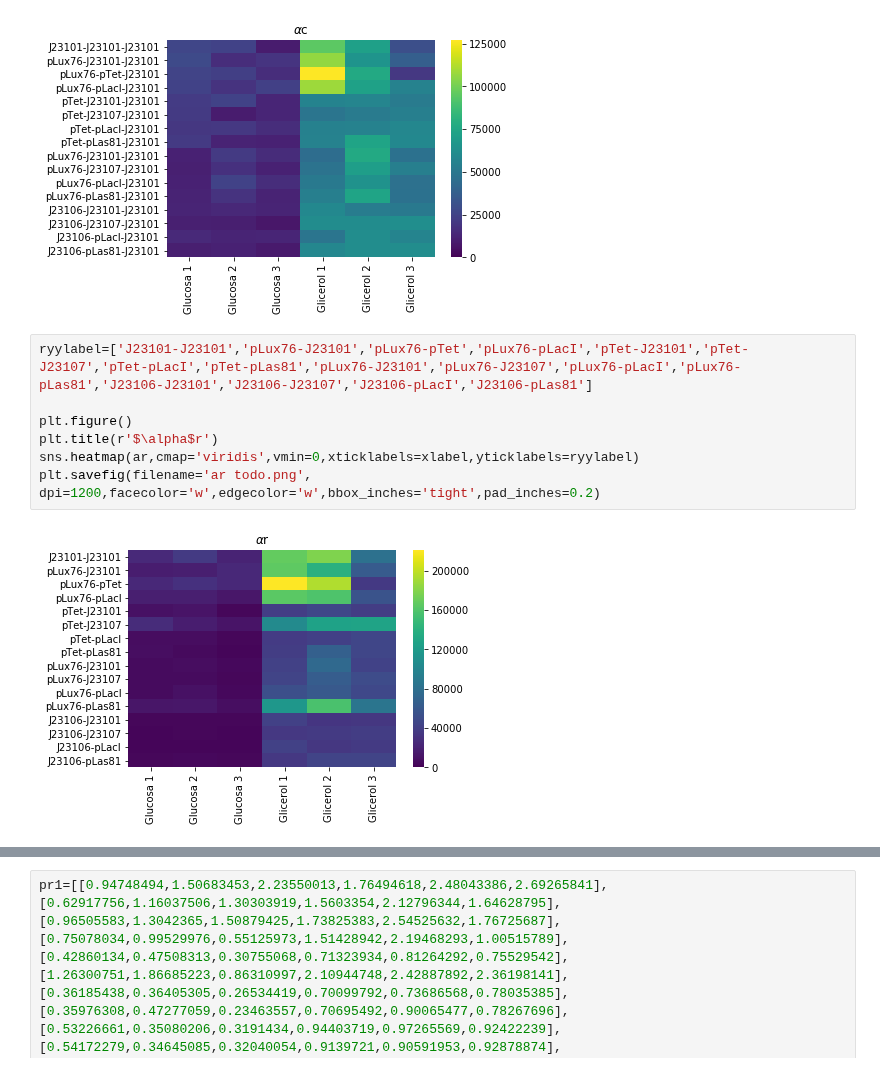
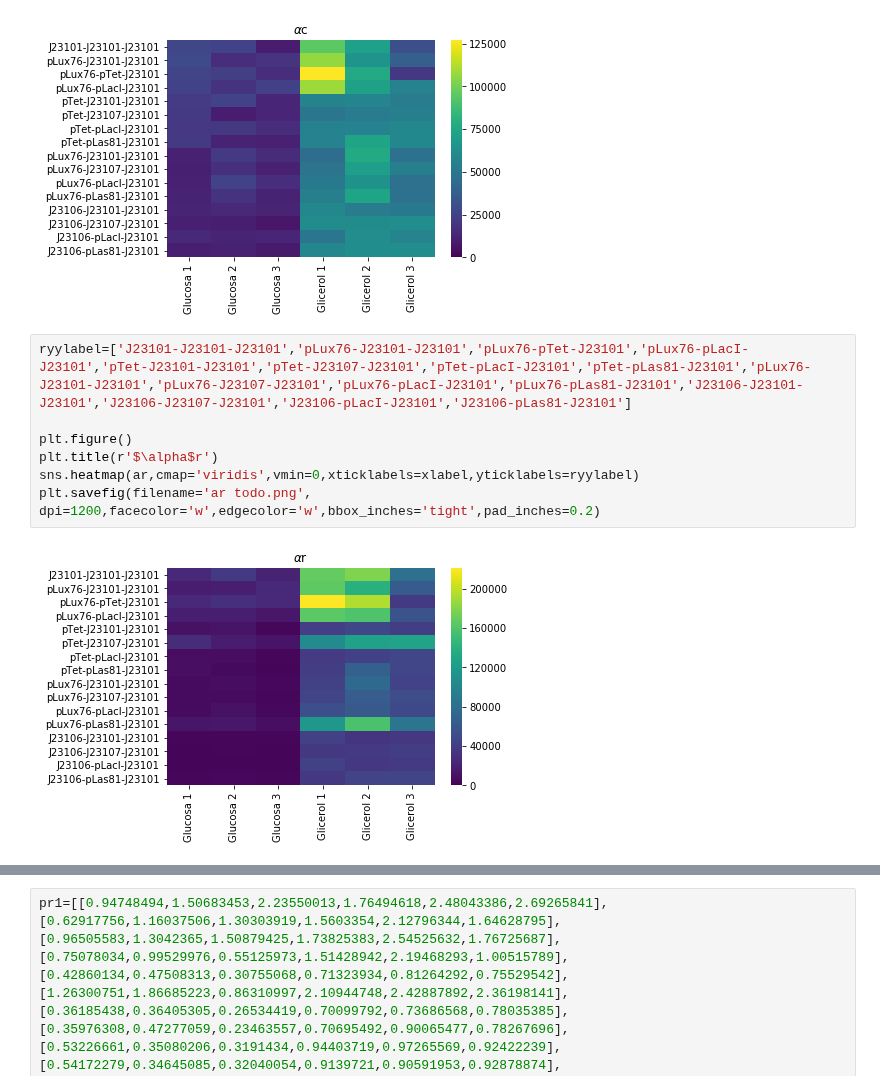
Before and after one commit to macams/Biosensores, a Jupyter notebook: Análisis/HM y anovas todo/HM y ANOVAS todo.ipynb, the cells around one changed output, grey strips where cells are left out. Saved outputs shown, nothing was run; the diff lists cells and outputs as text.

```diff
--- a/Análisis/HM y anovas todo/HM y ANOVAS todo.ipynb
+++ b/Análisis/HM y anovas todo/HM y ANOVAS todo.ipynb
@@ -111,14 +111,14 @@ plt.savefig(filename='ac todo.png', dpi=1200,facecolor='w',edgecolor='w',bbox_in
 # %% [output]
 [figure]
 # %%
-ryylabel=['J23101-J23101','pLux76-J23101','pLux76-pTet','pLux76-pLacI','pTet-J23101','pTet-J23107','pTet-pLacI','pTet-pLas81','pLux76-J23101','pLux76-J23107','pLux76-pLacI','pLux76-pLas81','J23106-J23101','J23106-J23107','J23106-pLacI','J23106-pLas81']
+ryylabel=['J23101-J23101-J23101','pLux76-J23101-J23101','pLux76-pTet-J23101','pLux76-pLacI-J23101','pTet-J23101-J23101','pTet-J23107-J23101','pTet-pLacI-J23101','pTet-pLas81-J23101','pLux76-J23101-J23101','pLux76-J23107-J23101','pLux76-pLacI-J23101','pLux76-pLas81-J23101','J23106-J23101-J23101','J23106-J23107-J23101','J23106-pLacI-J23101','J23106-pLas81-J23101']
 
 plt.figure()
 plt.title(r'$\alpha$r')
 sns.heatmap(ar,cmap='viridis',vmin=0,xticklabels=xlabel,yticklabels=ryylabel)
 plt.savefig(filename='ar todo.png', dpi=1200,facecolor='w',edgecolor='w',bbox_inches='tight',pad_inches=0.2)
 # %% [output]
-[figure, old version]
+[figure, new version]
 # %%
 plt.figure()
 plt.title(r'$\alpha$y')
```
Also changed, not shown: parts of 1 cell of this notebook, 17 other files.
